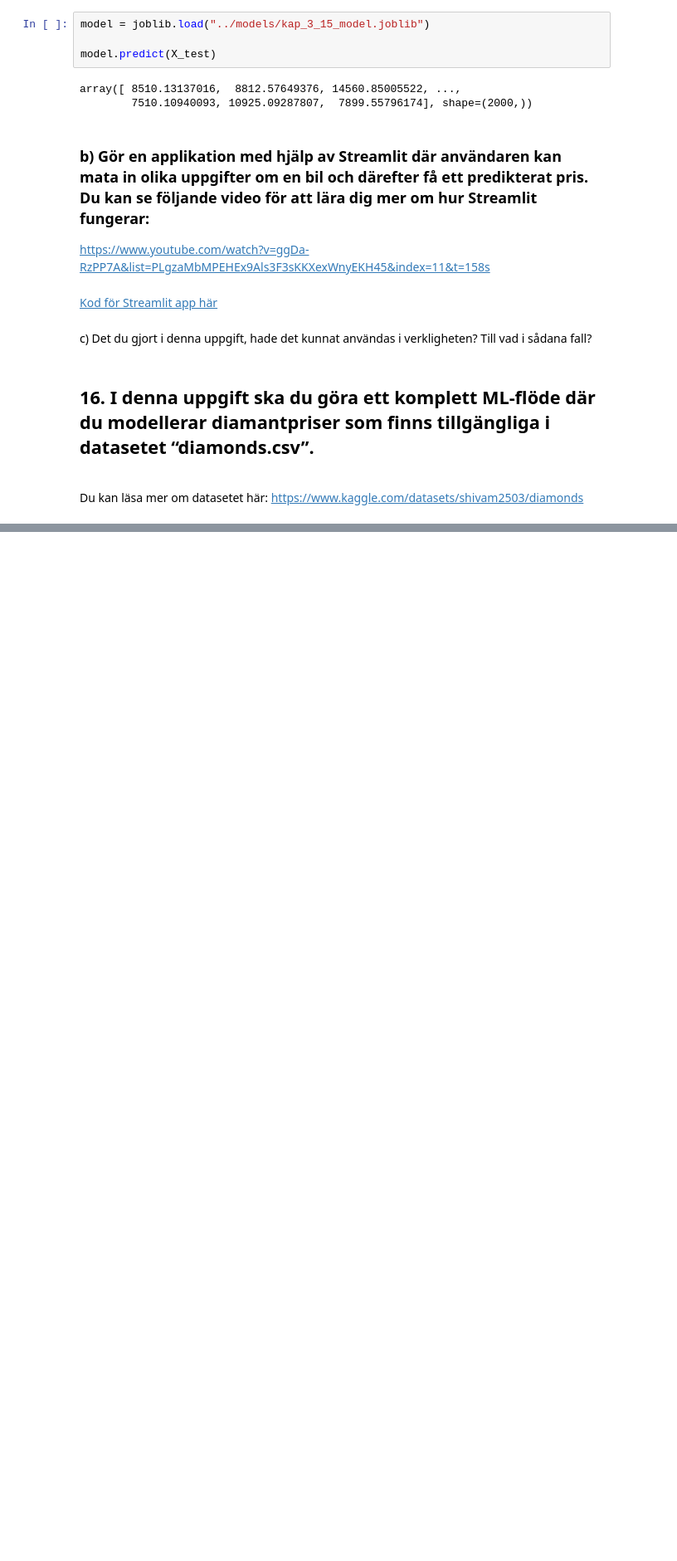
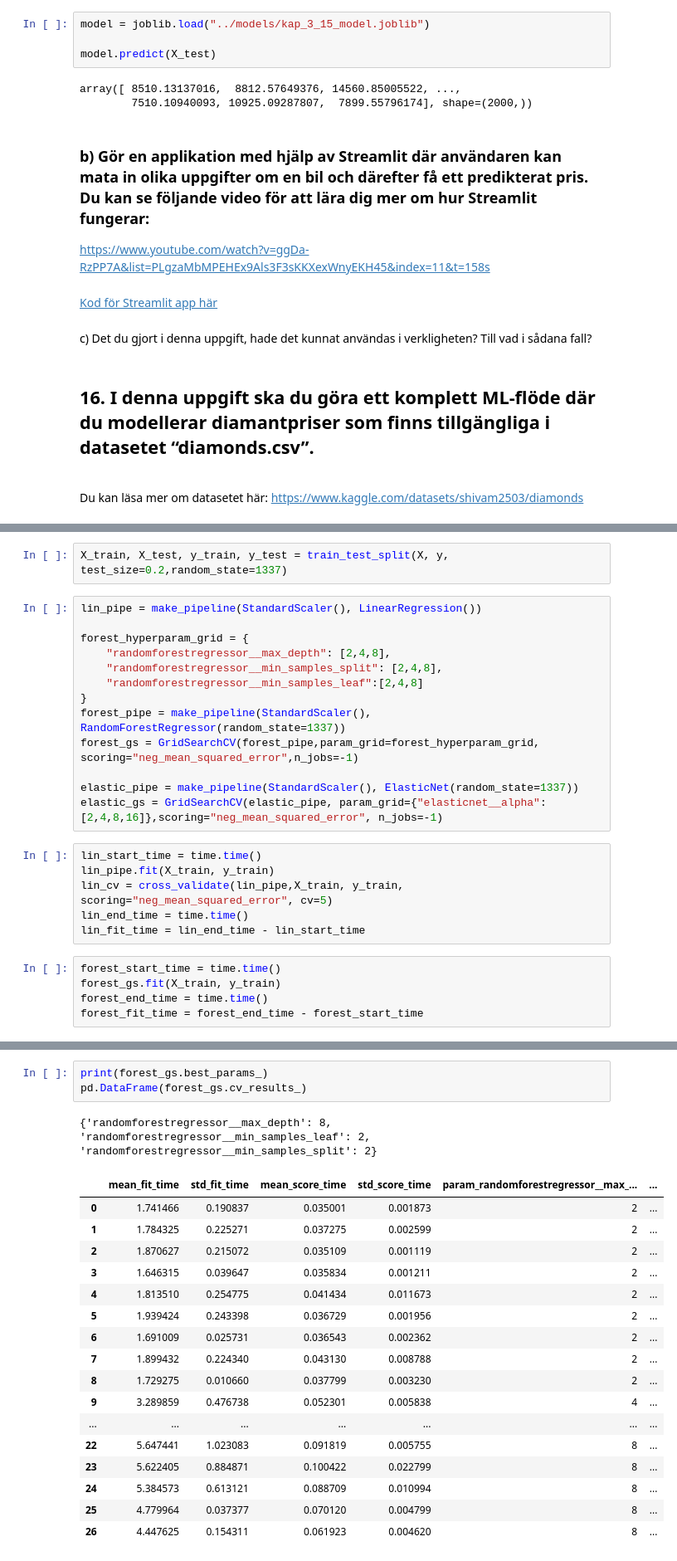
Before and after one commit to stuNero/ai_bok_ovn_uppgifter, a Jupyter notebook: kapitel/kap_3.ipynb, the cells around one changed output, grey strips where cells are left out. Shown at 83% size. Saved outputs shown, nothing was run; the diff lists cells and outputs as text; blank space fills up the shorter version.

Commit message:
started on kap_3_16

```diff
--- a/kapitel/kap_3.ipynb
+++ b/kapitel/kap_3.ipynb
@@ -339,0 +448,26 @@ Till vad i sådana fall?
+# %%
+X_train, X_test, y_train, y_test = train_test_split(X, y, test_size=0.2,random_state=1337)
+# %%
+lin_pipe = make_pipeline(StandardScaler(), LinearRegression())
+
+forest_hyperparam_grid = {
+    "randomforestregressor__max_depth": [2,4,8],
+    "randomforestregressor__min_samples_split": [2,4,8],
+    "randomforestregressor__min_samples_leaf":[2,4,8]
+}
+forest_pipe = make_pipeline(StandardScaler(), RandomForestRegressor(random_state=1337))
+forest_gs = GridSearchCV(forest_pipe,param_grid=forest_hyperparam_grid, scoring="neg_mean_squared_error",n_jobs=-1)
+
+elastic_pipe = make_pipeline(StandardScaler(), ElasticNet(random_state=1337))
+elastic_gs = GridSearchCV(elastic_pipe, param_grid={"elasticnet__alpha": [2,4,8,16]},scoring="neg_mean_squared_error", n_jobs=-1)
+# %%
+lin_start_time = time.time()
+lin_pipe.fit(X_train, y_train)
+lin_cv = cross_validate(lin_pipe,X_train, y_train, scoring="neg_mean_squared_error", cv=5)
+lin_end_time = time.time()
+lin_fit_time = lin_end_time - lin_start_time
+# %%
+forest_start_time = time.time()
+forest_gs.fit(X_train, y_train)
+forest_end_time = time.time()
+forest_fit_time = forest_end_time - forest_start_time
@@ -339,0 +501,22 @@ Till vad i sådana fall?
+# %%
+print(forest_gs.best_params_)
+pd.DataFrame(forest_gs.cv_results_)
+# %% [output]
+{'randomforestregressor__max_depth': 8, 'randomforestregressor__min_samples_leaf': 2, 'randomforestregressor__min_samples_split': 2}
+|  | mean_fit_time | std_fit_time | mean_score_time | std_score_time | param_randomforestregressor__max_... | ... |
+| 0 | 1.741466 | 0.190837 | 0.035001 | 0.001873 | 2 | ... |
+| 1 | 1.784325 | 0.225271 | 0.037275 | 0.002599 | 2 | ... |
+| 2 | 1.870627 | 0.215072 | 0.035109 | 0.001119 | 2 | ... |
+| 3 | 1.646315 | 0.039647 | 0.035834 | 0.001211 | 2 | ... |
+| 4 | 1.813510 | 0.254775 | 0.041434 | 0.011673 | 2 | ... |
+| 5 | 1.939424 | 0.243398 | 0.036729 | 0.001956 | 2 | ... |
+| 6 | 1.691009 | 0.025731 | 0.036543 | 0.002362 | 2 | ... |
+| 7 | 1.899432 | 0.224340 | 0.043130 | 0.008788 | 2 | ... |
+| 8 | 1.729275 | 0.010660 | 0.037799 | 0.003230 | 2 | ... |
+| 9 | 3.289859 | 0.476738 | 0.052301 | 0.005838 | 4 | ... |
+| ... | ... | ... | ... | ... | ... | ... |
+| 22 | 5.647441 | 1.023083 | 0.091819 | 0.005755 | 8 | ... |
+| 23 | 5.622405 | 0.884871 | 0.100422 | 0.022799 | 8 | ... |
+| 24 | 5.384573 | 0.613121 | 0.088709 | 0.010994 | 8 | ... |
+| 25 | 4.779964 | 0.037377 | 0.070120 | 0.004799 | 8 | ... |
+| 26 | 4.447625 | 0.154311 | 0.061923 | 0.004620 | 8 | ... |
```
Also changed, not shown: parts of 18 cells of this notebook, 1 other file.
